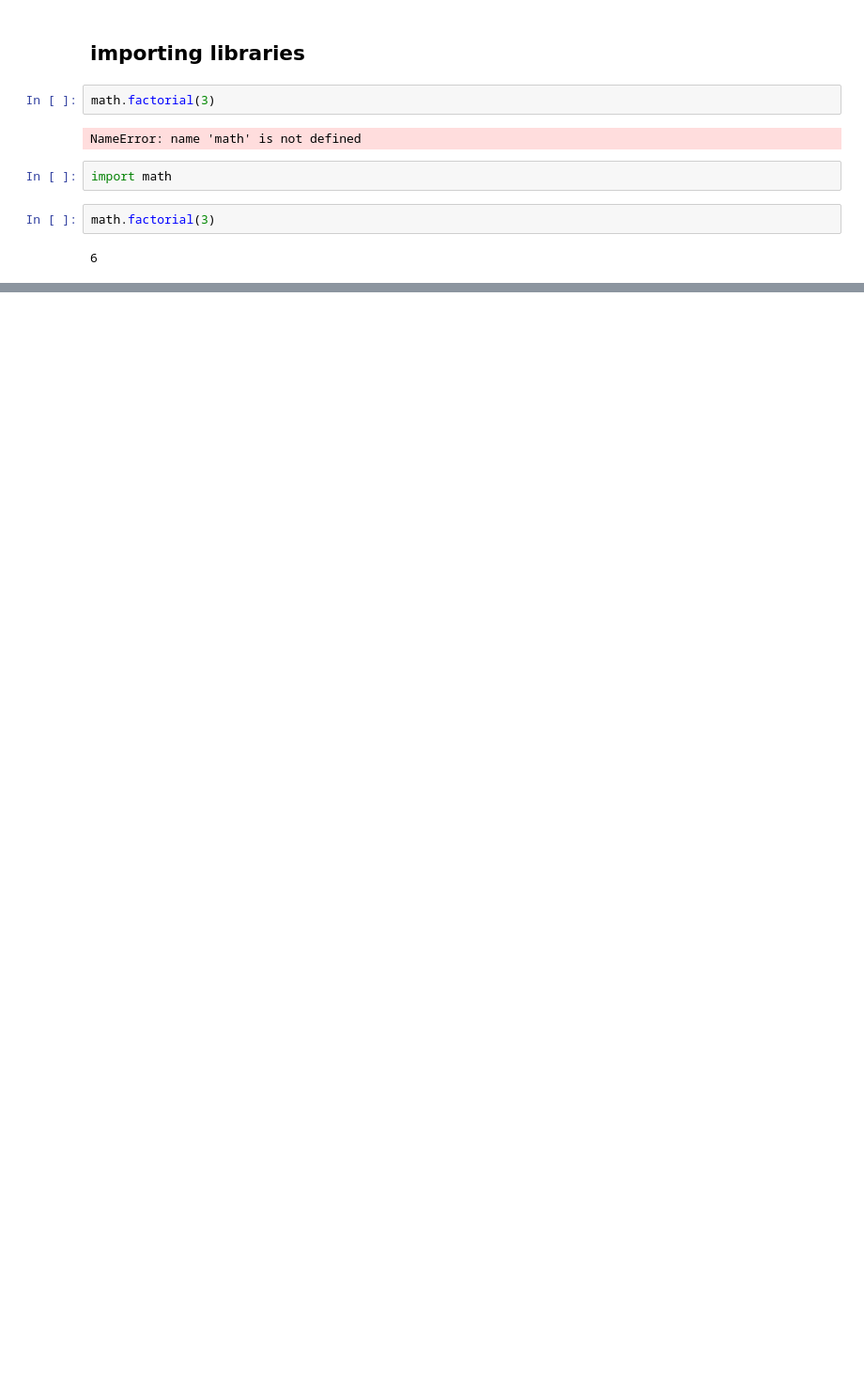
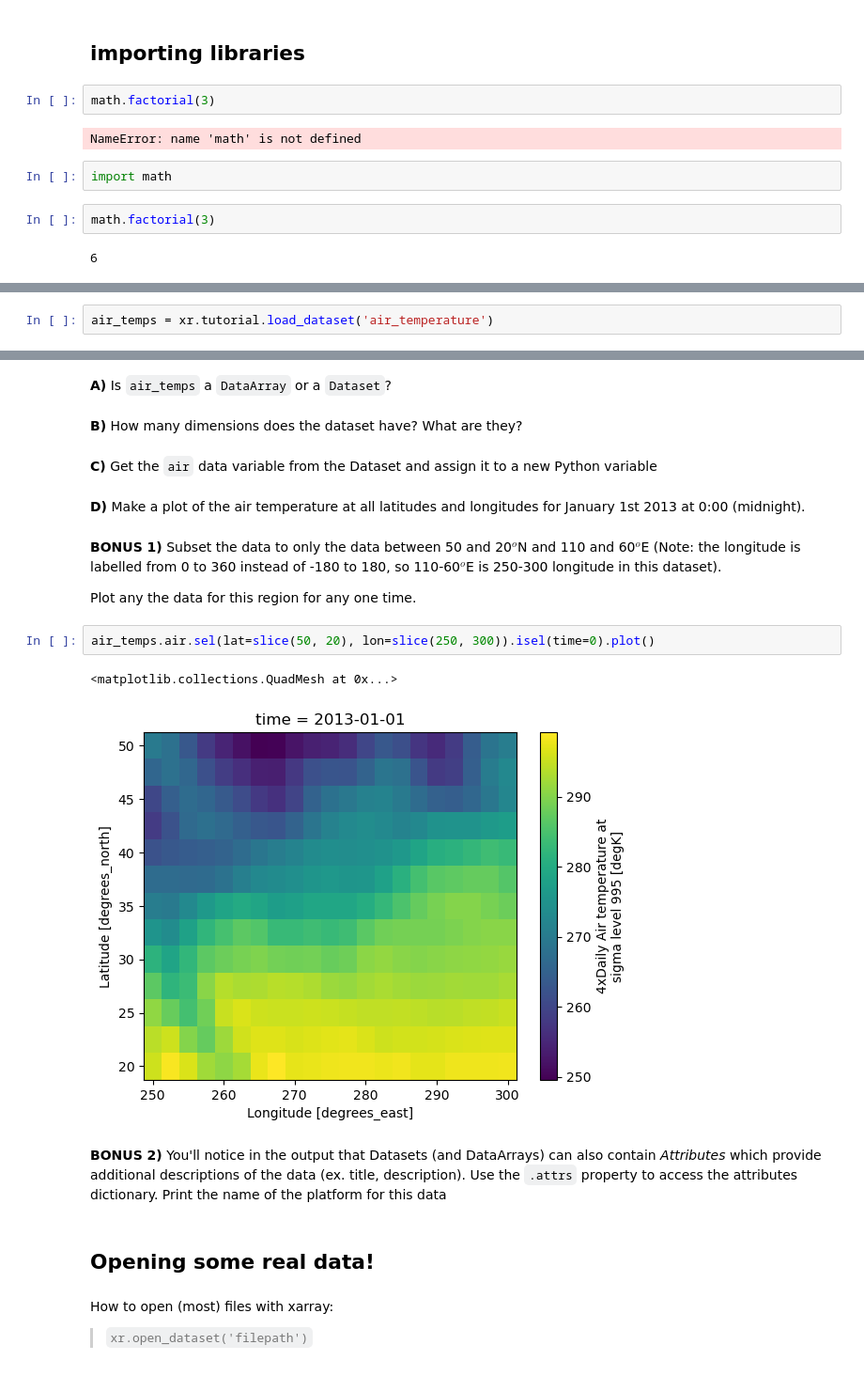
Before and after one commit to NASA-SARP/deepening_skills_lessons, a Jupyter notebook: lesson3/lesson3.ipynb, the cells around one changed output, grey strips where cells are left out. Shown at 94% size. Saved outputs shown, nothing was run; the diff lists cells and outputs as text; blank space fills up the shorter version.

```diff
--- a/lesson3/lesson3.ipynb
+++ b/lesson3/lesson3.ipynb
@@ -188,0 +233,2 @@ pd.set_option('display.max_columns', 6)
+# %%
+air_temps = xr.tutorial.load_dataset('air_temperature')
@@ -188,0 +252,24 @@ pd.set_option('display.max_columns', 6)
+# %% [markdown]
+**A)** Is `air_temps` a `DataArray` or a `Dataset`?
+# %% [markdown]
+**B)** How many dimensions does the dataset have? What are they?
+# %% [markdown]
+**C)** Get the `air` data variable from the Dataset and assign it to a new Python variable
+# %% [markdown]
+**D)** Make a plot of the air temperature at all latitudes and longitudes for January 1st 2013 at 0:00 (midnight).
+# %% [markdown]
+**BONUS 1)** Subset the data to only the data between 50 and 20$^o$N and 110 and 60$^o$E (Note: the longitude is labelled from 0 to 360 instead of -180 to 180, so 110-60$^o$E is 250-300 longitude in this dataset).
+
+Plot any the data for this region for any one time.
+# %%
+air_temps.air.sel(lat=slice(50, 20), lon=slice(250, 300)).isel(time=0).plot()
+# %% [output]
+<matplotlib.collections.QuadMesh at 0x...>
+[figure, added]
+# %% [markdown]
+**BONUS 2)** You'll notice in the output that Datasets (and DataArrays) can also contain _Attributes_ which provide additional descriptions of the data (ex. title, description). Use the `.attrs` property to access the attributes dictionary. Print the name of the platform for this data
+# %% [markdown]
+## Opening some real data!
+# %% [markdown]
+How to open (most) files with xarray:
+> `xr.open_dataset('filepath')`
```
Also changed, not shown: parts of 106 cells of this notebook, 4 other files.
